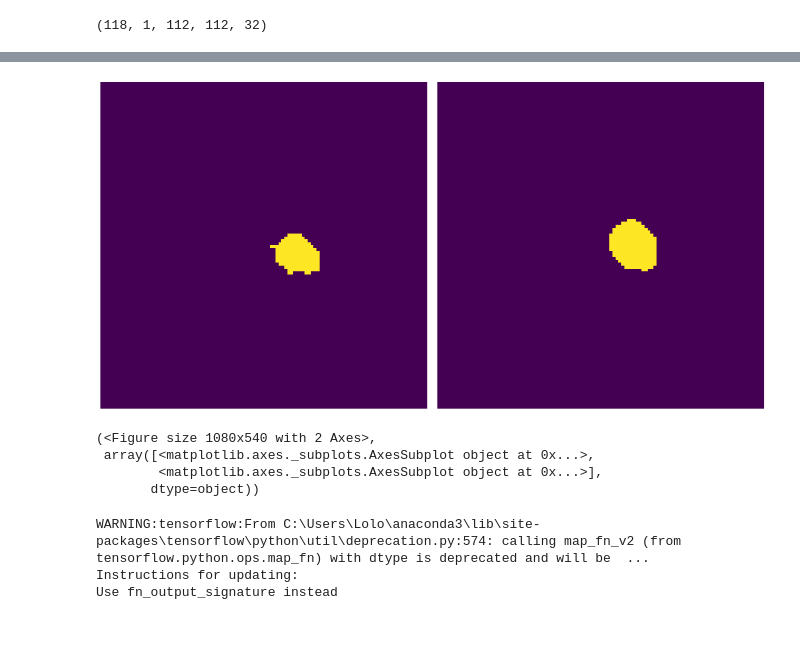
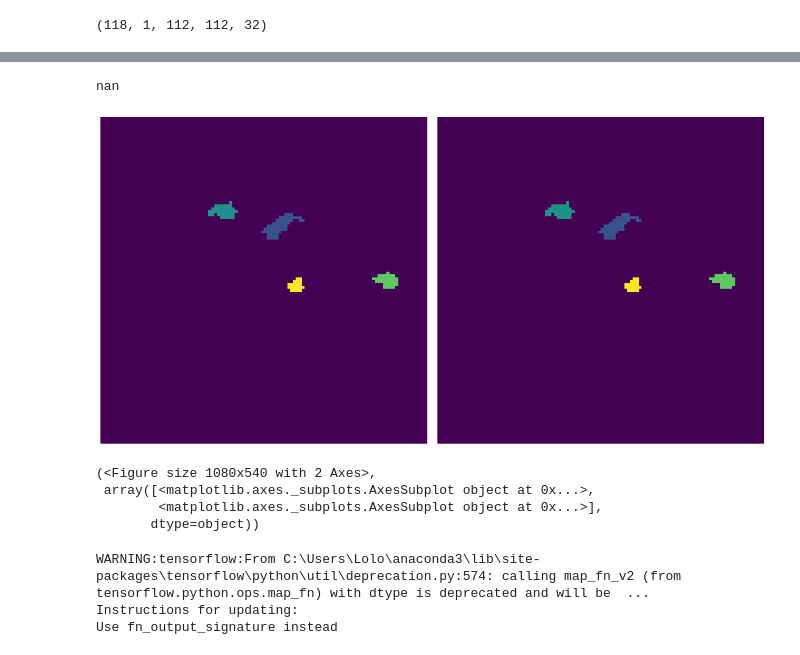
Before and after one commit to madtoinou/voxelmorph, a Jupyter notebook: dice_score_3d.ipynb, the cells around one changed output, grey strips where cells are left out. Cells and saved outputs as stored; diff of their text form; code cells hidden in the pictures.

```diff
--- a/dice_score_3d.ipynb
+++ b/dice_score_3d.ipynb
@@ -73,7 +114,11 @@ print(dice)
+# %%
+mean_score
+# %% [output]
+nan
 # %%
-ne.plot.slices([lab[0][:,:,i], lab[3][:,:,18]])
+ne.plot.slices([lab[0][:,:,18], lab[0][:,:,18]])
 # %% [output]
-[figure, old version]
+[figure, new version]
 (<Figure size 1080x540 with 2 Axes>,
  array([<matplotlib.axes._subplots.AxesSubplot object at 0x...>,
         <matplotlib.axes._subplots.AxesSubplot object at 0x...>],
```
Also changed, not shown: parts of 22 cells of this notebook.
